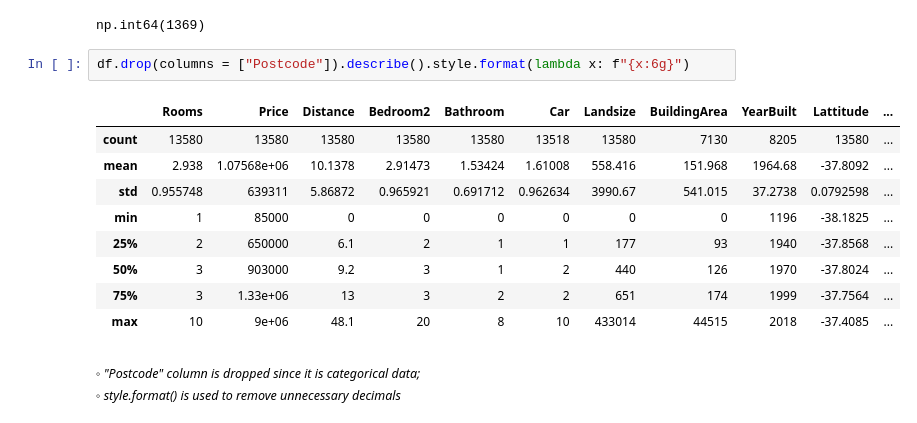
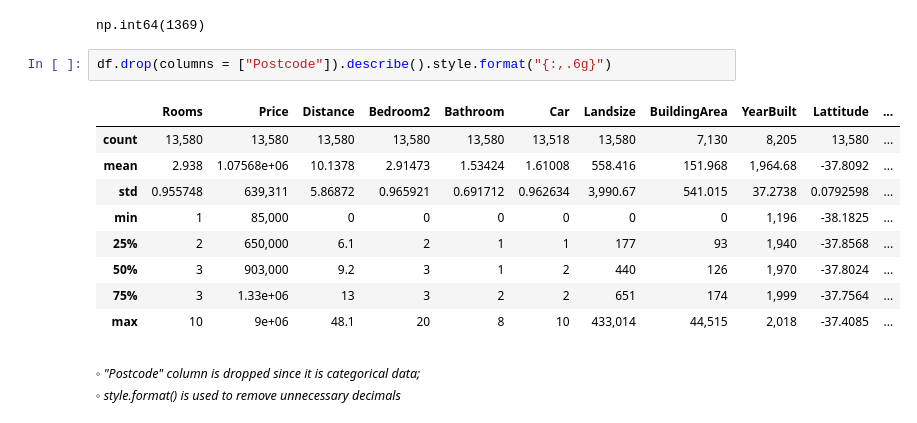
Before and after one commit to cousc0us/melbourne-suburb-analytics, a Jupyter notebook: notebooks/01_cleaning.ipynb, the cells around one changed output. Drawn from its saved outputs; the diff is of its cells as text.

```diff
--- a/notebooks/01_cleaning.ipynb
+++ b/notebooks/01_cleaning.ipynb
@@ -73,17 +73,17 @@ df["CouncilArea"].isna().sum()
 # %% [output]
 np.int64(1369)
 # %%
-df.drop(columns = ["Postcode"]).describe().style.format(lambda x: f"{x:6g}")
+df.drop(columns = ["Postcode"]).describe().style.format("{:,.6g}")
 # %% [output]
 |  | Rooms | Price | Distance | Bedroom2 | Bathroom | Car | Landsize | BuildingArea | YearBuilt | Lattitude | ... |
-| count | 13580 | 13580 | 13580 | 13580 | 13580 | 13518 | 13580 | 7130 | 8205 | 13580 | ... |
-| mean | 2.938 | 1.07568e+06 | 10.1378 | 2.91473 | 1.53424 | 1.61008 | 558.416 | 151.968 | 1964.68 | -37.8092 | ... |
-| std | 0.955748 | 639311 | 5.86872 | 0.965921 | 0.691712 | 0.962634 | 3990.67 | 541.015 | 37.2738 | 0.0792598 | ... |
-| min | 1 | 85000 | 0 | 0 | 0 | 0 | 0 | 0 | 1196 | -38.1825 | ... |
-| 25% | 2 | 650000 | 6.1 | 2 | 1 | 1 | 177 | 93 | 1940 | -37.8568 | ... |
-| 50% | 3 | 903000 | 9.2 | 3 | 1 | 2 | 440 | 126 | 1970 | -37.8024 | ... |
-| 75% | 3 | 1.33e+06 | 13 | 3 | 2 | 2 | 651 | 174 | 1999 | -37.7564 | ... |
-| max | 10 | 9e+06 | 48.1 | 20 | 8 | 10 | 433014 | 44515 | 2018 | -37.4085 | ... |
+| count | 13,580 | 13,580 | 13,580 | 13,580 | 13,580 | 13,518 | 13,580 | 7,130 | 8,205 | 13,580 | ... |
+| mean | 2.938 | 1.07568e+06 | 10.1378 | 2.91473 | 1.53424 | 1.61008 | 558.416 | 151.968 | 1,964.68 | -37.8092 | ... |
+| std | 0.955748 | 639,311 | 5.86872 | 0.965921 | 0.691712 | 0.962634 | 3,990.67 | 541.015 | 37.2738 | 0.0792598 | ... |
+| min | 1 | 85,000 | 0 | 0 | 0 | 0 | 0 | 0 | 1,196 | -38.1825 | ... |
+| 25% | 2 | 650,000 | 6.1 | 2 | 1 | 1 | 177 | 93 | 1,940 | -37.8568 | ... |
+| 50% | 3 | 903,000 | 9.2 | 3 | 1 | 2 | 440 | 126 | 1,970 | -37.8024 | ... |
+| 75% | 3 | 1.33e+06 | 13 | 3 | 2 | 2 | 651 | 174 | 1,999 | -37.7564 | ... |
+| max | 10 | 9e+06 | 48.1 | 20 | 8 | 10 | 433,014 | 44,515 | 2,018 | -37.4085 | ... |
 # %% [markdown]
 <sub>◦ *"Postcode" column is dropped since it is categorical data;*</sub>
 <sub>◦ *style.format() is used to remove unnecessary decimals* </sub>
```
Also changed, not shown: parts of 2 cells of this notebook.
